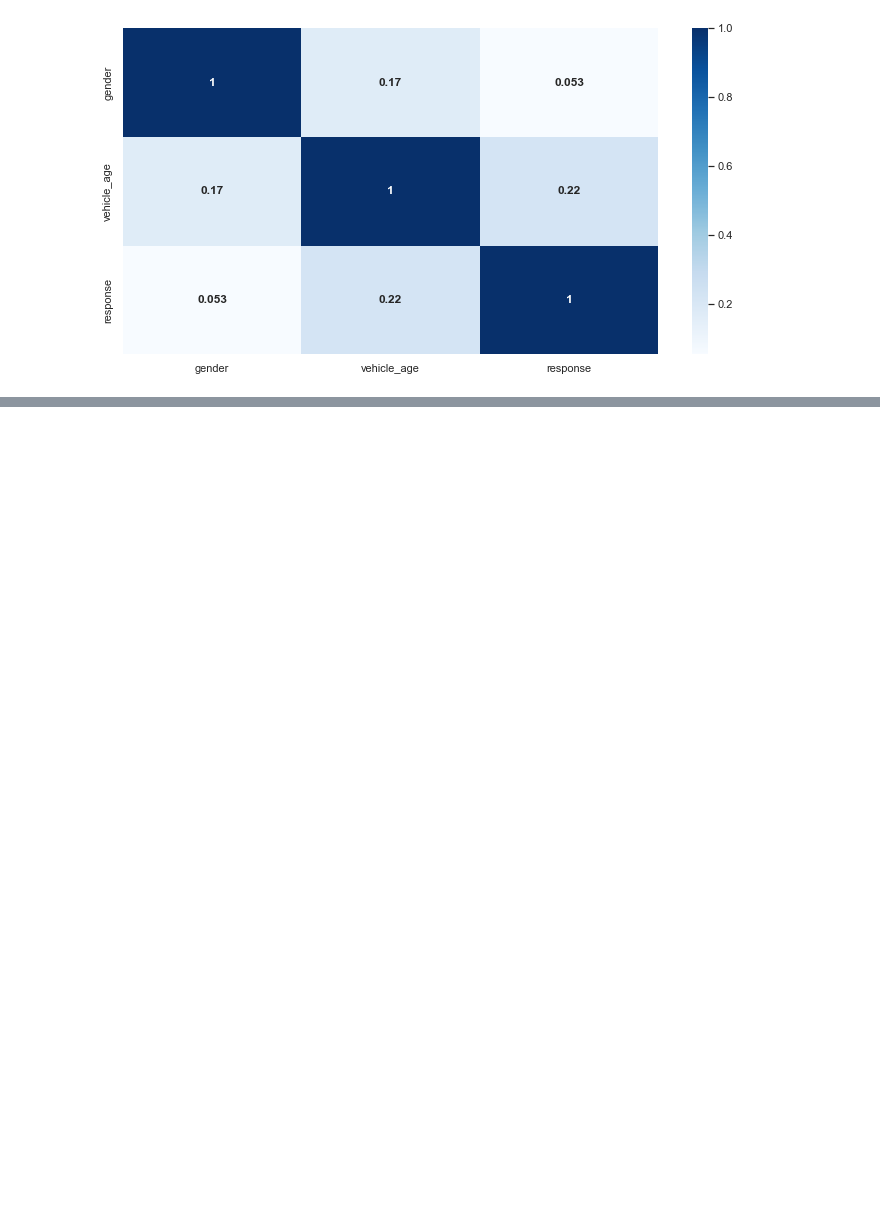
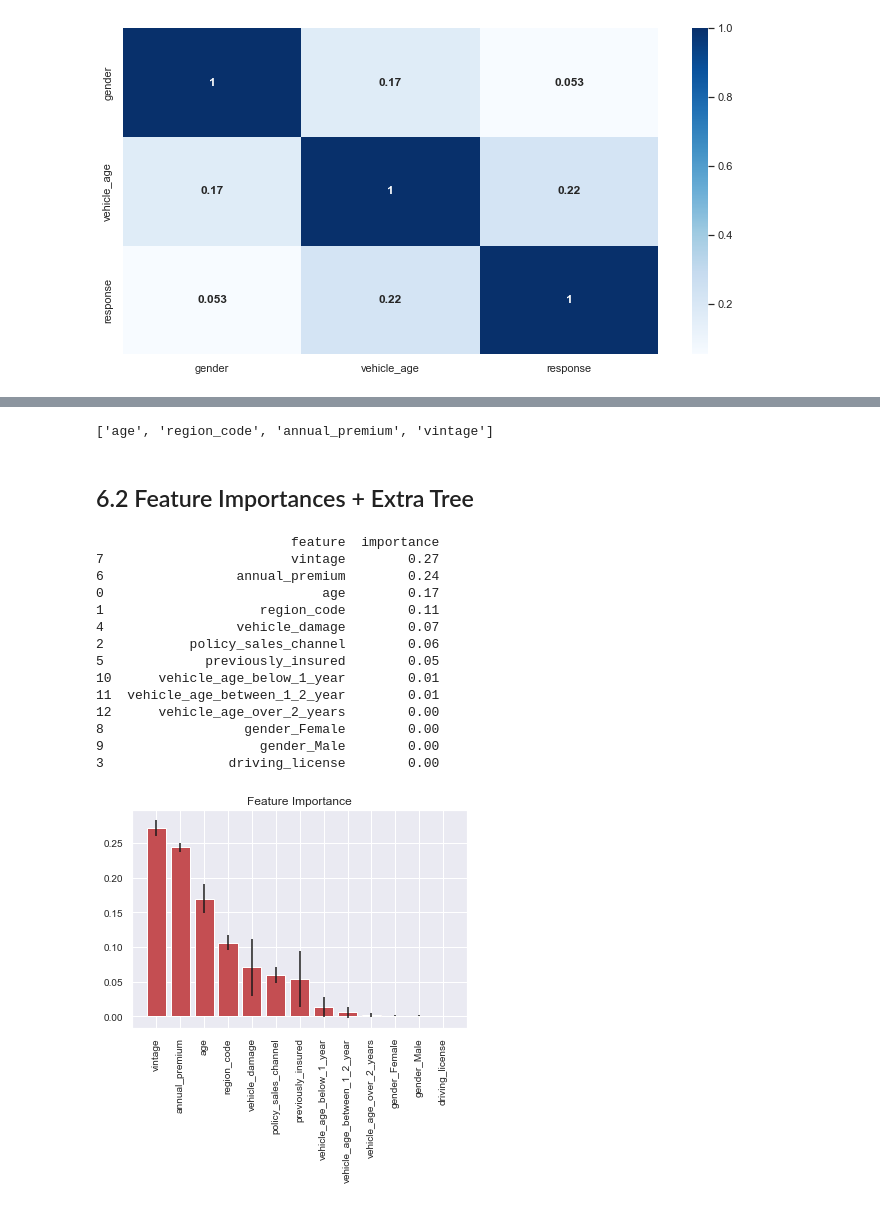
Before and after one commit to anaclaudialemos/learning_to_rank_for_cross_sell, a Jupyter notebook: notebooks/learning_to_rank_for_cross_sell_cycle01.ipynb, the cells around one changed output, grey strips where cells are left out. Drawn from its saved outputs; the diff is of its cells as text; code cells hidden in the pictures; blank space fills up the shorter version.

Commit message:
Data preparation

```diff
--- a/notebooks/learning_to_rank_for_cross_sell_cycle01.ipynb
+++ b/notebooks/learning_to_rank_for_cross_sell_cycle01.ipynb
@@ -761,0 +776,5 @@ sns.heatmap(data=cat_corr, annot=True, annot_kws={'fontsize':12, 'fontweight':'b
+# %%
+ss_annual_premium = pp.StandardScaler()
+
+df5['annual_premium'] = ss_annual_premium.fit_transform(df5[['annual_premium']].values)
+#pickle.dump(ss_annual_premium, open('../models/cycle1/parameters/annual_premium_scaler.pkl', 'wb'))
@@ -761,0 +794,16 @@ sns.heatmap(data=cat_corr, annot=True, annot_kws={'fontsize':12, 'fontweight':'b
+# %%
+# gender -> one hot encoding
+df5 = pd.get_dummies(df5, prefix='gender', prefix_sep='_', columns=['gender'])
+
+# vehicle_age -> one hot encoding
+df5 = pd.get_dummies(df5, prefix='vehicle_age', columns=['vehicle_age'])
+
+# region_code -> target encoding
+encodig_region_code = df5.groupby('region_code')['response'].mean()
+df5.loc[:, 'region_code'] = df5['region_code'].map(encodig_region_code)
+#pickle.dump(encodig_region_code, open('../models/cycle1/parameters/region_code_scaler.pkl', 'wb'))
+
+# policy_sales_channel -> frequency encoding
+encodig_policy_sales_channel = df5.groupby('policy_sales_channel').size() / len(df5)
+df5.loc[:, 'policy_sales_channel'] = df5['policy_sales_channel'].map(encodig_policy_sales_channel)
+#pickle.dump(encodig_policy_sales_channel, open('../models/cycle1/parameters/policy_sales_channel_scaler.pkl', 'wb'))
@@ -761,0 +837,8 @@ sns.heatmap(data=cat_corr, annot=True, annot_kws={'fontsize':12, 'fontweight':'b
+# %%
+# training data
+X_train_full = df5.drop(columns=['response', 'id'])
+y_train     = df5['response'].copy()
+
+# validation data
+X_valid_full = df_valid.drop(columns=['response', 'id'])
+y_valid     = df_valid['response'].copy()
@@ -761,0 +859,7 @@ sns.heatmap(data=cat_corr, annot=True, annot_kws={'fontsize':12, 'fontweight':'b
+# %%
+cols_selected_sfm = sfm.get_support()
+columns_selected = X_train_full.loc[:, cols_selected_sfm].columns.tolist()
+
+columns_selected
+# %% [output]
+['age', 'region_code', 'annual_premium', 'vintage']
@@ -761,0 +868,32 @@ sns.heatmap(data=cat_corr, annot=True, annot_kws={'fontsize':12, 'fontweight':'b
+# %% [markdown]
+## 6.2 Feature Importances + Extra Tree
+# %%
+X_train_fimp = X_train_full
+y_train_fimp = y_train
+
+fimp = ExtraTreesClassifier(n_jobs=-1)
+
+fimp.fit(X_train_fimp, y_train_fimp);
+# %%
+features_ranking = pd.DataFrame(zip(X_train_full.columns, fimp.feature_importances_)).rename(columns={0:'feature', 1:'importance'}).sort_values('importance', ascending=False)
+print(features_ranking)
+
+skplt.estimators.plot_feature_importances(fimp, feature_names=X_train_full.columns.tolist());
+plt.xticks(rotation=90)
+plt.plot();
+# %% [output]
+                         feature  importance
+7                        vintage        0.27
+6                 annual_premium        0.24
+0                            age        0.17
+1                    region_code        0.11
+4                 vehicle_damage        0.07
+2           policy_sales_channel        0.06
+5             previously_insured        0.05
+10      vehicle_age_below_1_year        0.01
+11  vehicle_age_between_1_2_year        0.01
+12      vehicle_age_over_2_years        0.00
+8                  gender_Female        0.00
+9                    gender_Male        0.00
+3                driving_license        0.00
+[figure, added]
```
Also changed, not shown: parts of 21 cells of this notebook.
